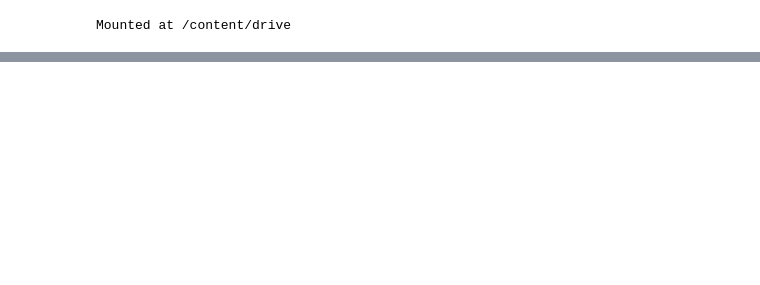
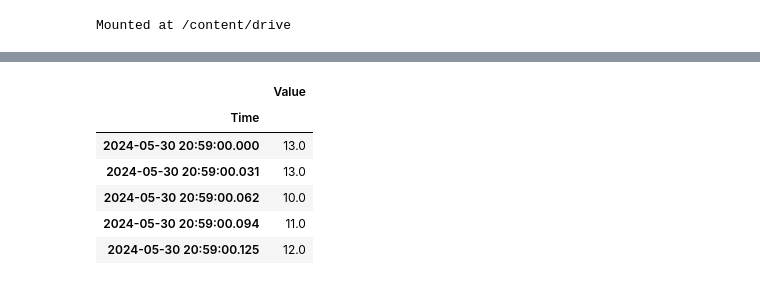
Before and after one commit to Nikhil-Rao-789/Ai-for-heath, a Jupyter notebook: Scripts/vis.ipynb, the cells around one changed output, grey strips where cells are left out. Saved outputs shown, nothing was run; the diff lists cells and outputs as text; code cells hidden in the pictures; blank space fills up the shorter version.

```diff
--- a/Scripts/vis.ipynb
+++ b/Scripts/vis.ipynb
@@ -68,0 +103,10 @@ df.head(20)
+# %%
+dfThorac.head(5)
+# %% [output]
+|  | Value |
+| Time |  |
+| 2024-05-30 20:59:00.000 | 13.0 |
+| 2024-05-30 20:59:00.031 | 13.0 |
+| 2024-05-30 20:59:00.062 | 10.0 |
+| 2024-05-30 20:59:00.094 | 11.0 |
+| 2024-05-30 20:59:00.125 | 12.0 |
```
Also changed, not shown: parts of 16 cells of this notebook.
